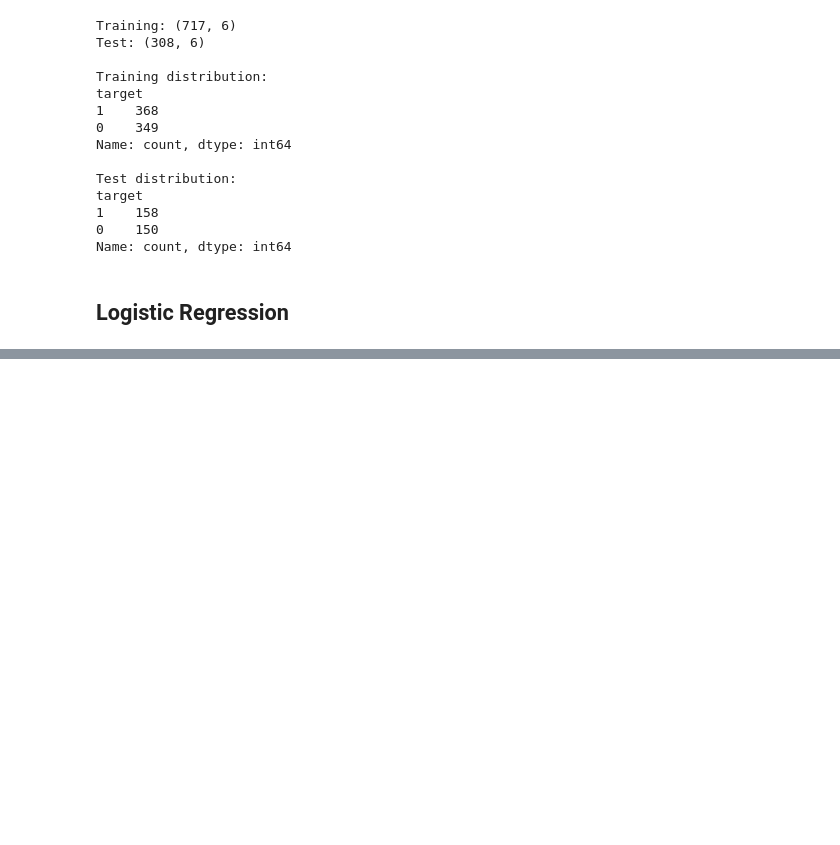
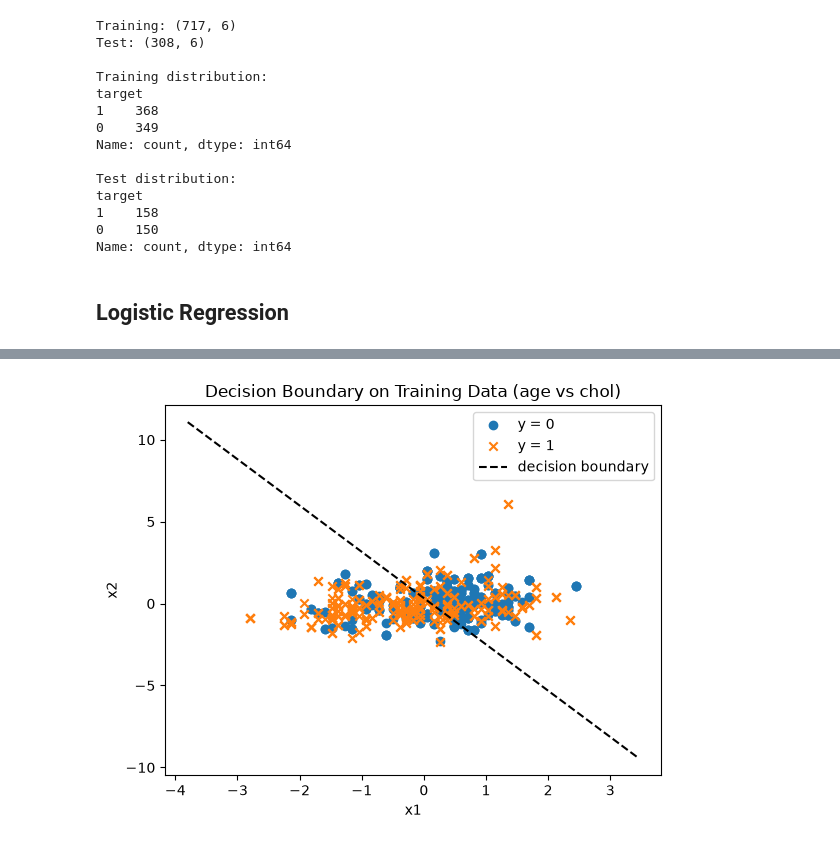
Before and after one commit to nestorlop/Heart_Disease_Risk_Prediction, a Jupyter notebook: heart_disease_lr_analysis.ipynb, the cells around one changed output, grey strips where cells are left out. Drawn from its saved outputs; the diff is of its cells as text; code cells hidden in the pictures; blank space fills up the shorter version.

```diff
--- a/heart_disease_lr_analysis.ipynb
+++ b/heart_disease_lr_analysis.ipynb
@@ -187,0 +349,11 @@ Name: count, dtype: int64
+# %%
+mean_pair = X_train_pair_1.mean()
+std_pair = X_train_pair_1.std()
+X_train_pair_scaled = (X_train_pair_1 - mean_pair) / std_pair
+X_test_pair_scaled = (X_test_pair_1 - mean_pair) / std_pair
+# %%
+w_initial_pair_1 = np.zeros(2)
+b_initial_pair_1 = 0
+alpha = 0.01
+iterations = 1000
+w_pair_1,b_pair_1,J_history_pair_1 = gradient_descent(X_train_pair_scaled.to_numpy(), y_train_pair_1.to_numpy(), w_initial_pair_1, b_initial_pair_1, alpha, iterations)
@@ -187,0 +371,25 @@ Name: count, dtype: int64
+# %%
+def plot_linear_data_with_boundary(w, b, X, y, title):
+    plt.figure()
+    plt.scatter(X[y == 0, 0], X[y == 0, 1], marker="o", label="y = 0")
+    plt.scatter(X[y == 1, 0], X[y == 1, 1], marker="x", label="y = 1")
+
+    x1_vals = np.linspace(X[:, 0].min() - 1, X[:, 0].max() + 1, 100)
+    if abs(w[1]) > 1e-6:
+        x2_vals = -(w[0] * x1_vals + b) / w[1]
+        plt.plot(x1_vals, x2_vals, "k--", label="decision boundary")
+    else:
+        x1_line = -b / w[0]
+        plt.axvline(x1_line, color="k", linestyle="--", label="decision boundary")
+
+    plt.title(title)
+    plt.xlabel("x1")
+    plt.ylabel("x2")
+    plt.legend()
+    plt.show()
+# %%
+plot_linear_data_with_boundary(
+    w_pair_1, b_pair_1, X_train_pair_scaled.to_numpy(), y_train_pair_1.to_numpy(), "Decision Boundary on Training Data (age vs chol)"
+)
+# %% [output]
+[figure, added]
```
Also changed, not shown: parts of 37 cells of this notebook.
